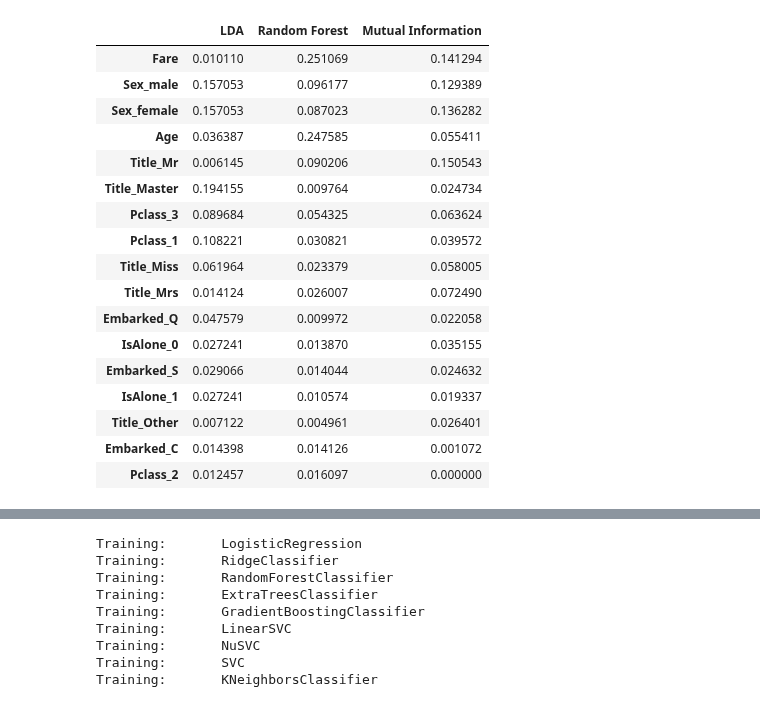
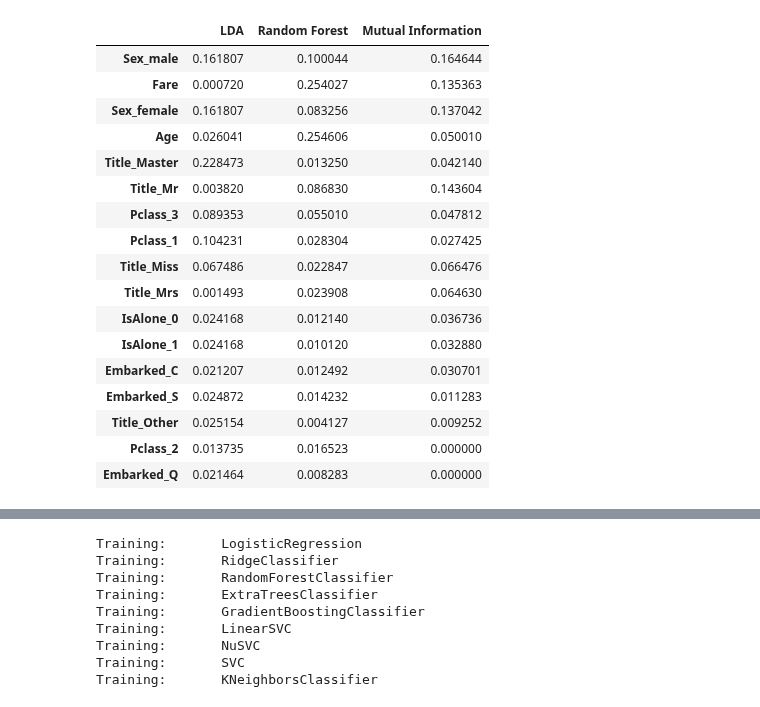
Before and after one commit to mateuszk098/kaggle-notebooks, a Jupyter notebook: kaggle/titanic/titanic_ml.ipynb, the cells around one changed output, grey strips where cells are left out. Drawn from its saved outputs; the diff is of its cells as text; code cells hidden in the pictures.

```diff
--- a/kaggle/titanic/titanic_ml.ipynb
+++ b/kaggle/titanic/titanic_ml.ipynb
@@ -256,24 +371,14 @@ preprocess = make_pipeline(
 # %%
-from sklearn.model_selection import train_test_split
-
 y = train["Survived"]
 X = train.drop("Survived", axis=1)
 
-X_train, X_valid, y_train, y_valid = train_test_split(
-    X, y, test_size=0.2, stratify=y, random_state=42
-)
+X_full = preprocess.fit_transform(X)
+y_full = y
 
-X_train = preprocess.fit_transform(X_train)
-X_valid = preprocess.transform(X_valid)
+assert np.all(np.isfinite(X_full)) == True
+assert np.any(np.isnan(X_full)) == False
 
-assert np.all(np.isfinite(X_train)) == True
-assert np.all(np.isfinite(X_valid)) == True
-
-assert np.any(np.isnan(X_train)) == False
-assert np.any(np.isnan(X_valid)) == False
-
-transformed_features = preprocess.get_feature_names_out()
-X_transformed = pd.DataFrame(X_train, columns=transformed_features)
-X_transformed.head()
+feature_names_out = preprocess.get_feature_names_out()
+pd.DataFrame(X_full, columns=feature_names_out).head()
 # %% [output]
 |  | Age | Fare | Pclass_1 | Pclass_2 | Pclass_3 | Sex_female | Sex_male | Embarked_C | Embarked_Q | ... |
@@ -287,15 +412,15 @@ from sklearn.tree import DecisionTreeClassifier
 from sklearn.tree import plot_tree
 
 tree_clf = DecisionTreeClassifier(max_depth=3, random_state=42)
-tree_clf.fit(X_train, y_train)
+tree_clf.fit(X_full, y_full)
+y_classes = pd.Series(tree_clf.classes_).map({0: "Died", 1: "Survived"})
 
 fig, ax = plt.subplots(1, 1, figsize=(12, 8), tight_layout=True)
 plot_tree(
     decision_tree=tree_clf,
-    feature_names=transformed_features,
-    class_names=["Died", "Survived"],
+    feature_names=feature_names_out,
+    class_names=y_classes,
     filled=True,
-    impurity=False,
     rounded=True,
     ax=ax,
     fontsize=11,
@@ -307,48 +441,48 @@ plt.show()
 # %%
 from sklearn.discriminant_analysis import LinearDiscriminantAnalysis
 from sklearn.ensemble import RandomForestClassifier
 from sklearn.feature_selection import mutual_info_classif
 
 
 lda = LinearDiscriminantAnalysis()
-lda.fit(X_train, y_train)
+lda.fit(X_full, y_full)
 lda_info = np.abs(lda.scalings_.ravel())
 lda_info = lda_info / lda_info.sum()
 
 forest = RandomForestClassifier(random_state=42)
-forest.fit(X_train, y_train)
+forest.fit(X_full, y_full)
 forest_info = forest.feature_importances_
 
-mutual_info = mutual_info_classif(X_train, y_train, random_state=42)
+mutual_info = mutual_info_classif(X_full, y_full, random_state=42)
 mutual_info = mutual_info / np.sum(mutual_info)
 
 importances = pd.DataFrame(
     [lda_info, forest_info, mutual_info],
-    columns=transformed_features,
+    columns=feature_names_out,
     index=["LDA", "Random Forest", "Mutual Information"],
 ).T
 
 importances = importances.loc[
     importances.mean(axis=1).sort_values(ascending=False).index
 ]
 
 importances.style.background_gradient(DF_CMAP)
 # %% [output]
 |  | LDA | Random Forest | Mutual Information |
-| Fare | 0.010110 | 0.251069 | 0.141294 |
-| Sex_male | 0.157053 | 0.096177 | 0.129389 |
-| Sex_female | 0.157053 | 0.087023 | 0.136282 |
-| Age | 0.036387 | 0.247585 | 0.055411 |
-| Title_Mr | 0.006145 | 0.090206 | 0.150543 |
-| Title_Master | 0.194155 | 0.009764 | 0.024734 |
-| Pclass_3 | 0.089684 | 0.054325 | 0.063624 |
-| Pclass_1 | 0.108221 | 0.030821 | 0.039572 |
-| Title_Miss | 0.061964 | 0.023379 | 0.058005 |
-| Title_Mrs | 0.014124 | 0.026007 | 0.072490 |
-| Embarked_Q | 0.047579 | 0.009972 | 0.022058 |
-| IsAlone_0 | 0.027241 | 0.013870 | 0.035155 |
-| Embarked_S | 0.029066 | 0.014044 | 0.024632 |
-| IsAlone_1 | 0.027241 | 0.010574 | 0.019337 |
-| Title_Other | 0.007122 | 0.004961 | 0.026401 |
-| Embarked_C | 0.014398 | 0.014126 | 0.001072 |
-| Pclass_2 | 0.012457 | 0.016097 | 0.000000 |
+| Sex_male | 0.161807 | 0.100044 | 0.164644 |
+| Fare | 0.000720 | 0.254027 | 0.135363 |
+| Sex_female | 0.161807 | 0.083256 | 0.137042 |
+| Age | 0.026041 | 0.254606 | 0.050010 |
+| Title_Master | 0.228473 | 0.013250 | 0.042140 |
+| Title_Mr | 0.003820 | 0.086830 | 0.143604 |
+| Pclass_3 | 0.089353 | 0.055010 | 0.047812 |
+| Pclass_1 | 0.104231 | 0.028304 | 0.027425 |
+| Title_Miss | 0.067486 | 0.022847 | 0.066476 |
+| Title_Mrs | 0.001493 | 0.023908 | 0.064630 |
+| IsAlone_0 | 0.024168 | 0.012140 | 0.036736 |
+| IsAlone_1 | 0.024168 | 0.010120 | 0.032880 |
+| Embarked_C | 0.021207 | 0.012492 | 0.030701 |
+| Embarked_S | 0.024872 | 0.014232 | 0.011283 |
+| Title_Other | 0.025154 | 0.004127 | 0.009252 |
+| Pclass_2 | 0.013735 | 0.016523 | 0.000000 |
+| Embarked_Q | 0.021464 | 0.008283 | 0.000000 |
```
Also changed, not shown: parts of 43 cells of this notebook.
